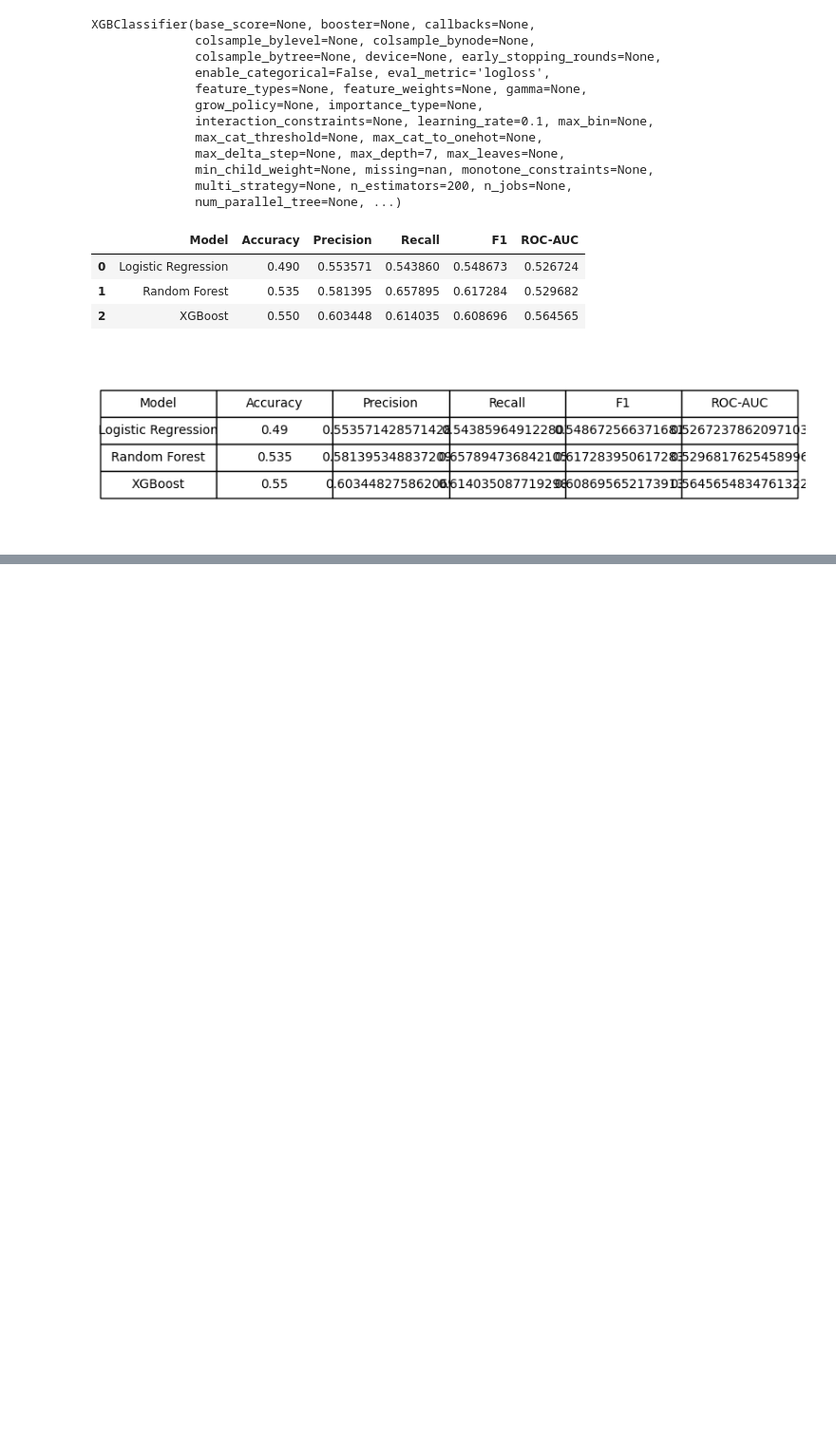
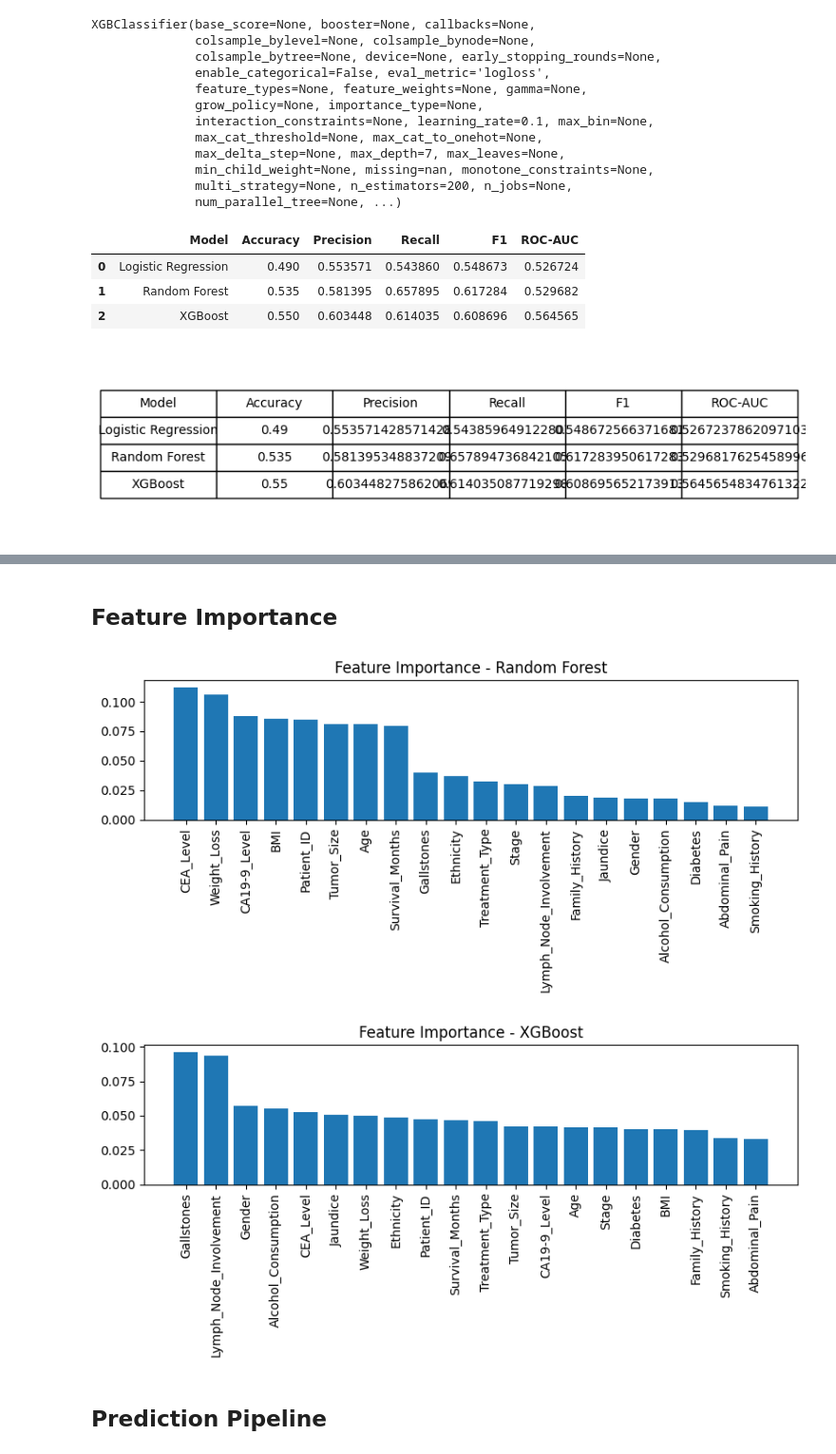
Before and after one commit to NatthawanSrisan/Early-Detection-Rare-Cancer, a Jupyter notebook: Natthawan_Progress_report_Data_Exploration_and_Model_Evaluation.ipynb, the cells around one changed output, grey strips where cells are left out. Shown: that part at 95% size. Drawn from its saved outputs; the diff is of its cells as text; code cells hidden in the pictures; blank space fills up the shorter version.

```diff
--- a/Natthawan_Progress_report_Data_Exploration_and_Model_Evaluation.ipynb
+++ b/Natthawan_Progress_report_Data_Exploration_and_Model_Evaluation.ipynb
@@ -609,0 +678,33 @@ plt.show()
+# %% [markdown]
+## **Feature Importance**
+# %%
+feature_names = X_train.columns  # หรือชื่อ DataFrame features ที่โอเล่ใช้
+
+import numpy as np
+
+# 3.1 Random Forest feature importance
+importances_rf = best_rf.feature_importances_
+indices_rf = np.argsort(importances_rf)[::-1]
+
+plt.figure(figsize=(8, 4))
+plt.bar(range(len(feature_names)), importances_rf[indices_rf])
+plt.xticks(range(len(feature_names)), feature_names[indices_rf], rotation=90)
+plt.title("Feature Importance - Random Forest")
+plt.tight_layout()
+plt.show()
+
+# 3.2 XGBoost feature importance
+importances_xgb = best_xgb.feature_importances_
+indices_xgb = np.argsort(importances_xgb)[::-1]
+
+plt.figure(figsize=(8, 4))
+plt.bar(range(len(feature_names)), importances_xgb[indices_xgb])
+plt.xticks(range(len(feature_names)), feature_names[indices_xgb], rotation=90)
+plt.title("Feature Importance - XGBoost")
+plt.tight_layout()
+plt.show()
+# %% [output]
+[figure, added]
+[figure, added]
+# %% [markdown]
+## **Prediction Pipeline**
```
Also changed, not shown: parts of 10 cells of this notebook.
